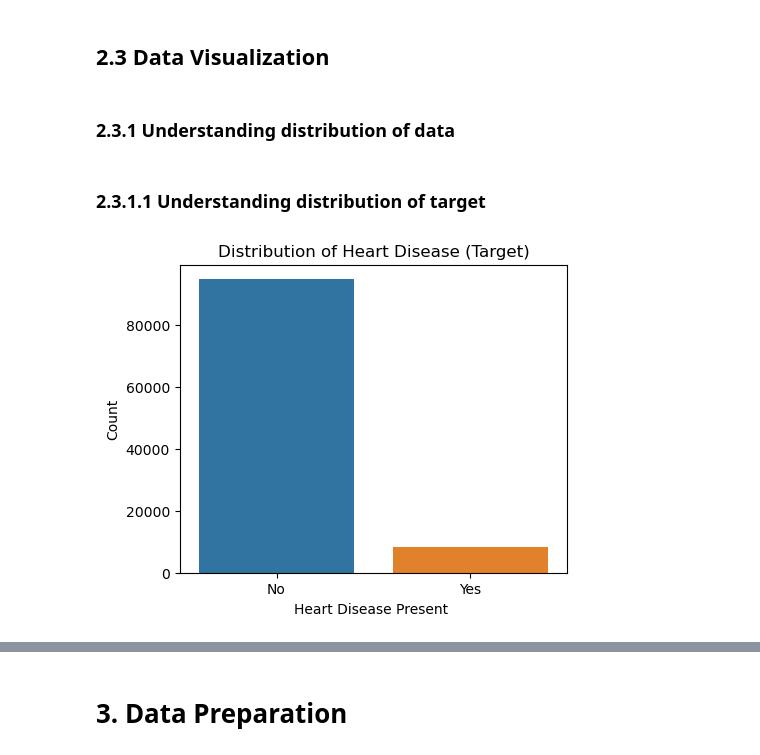
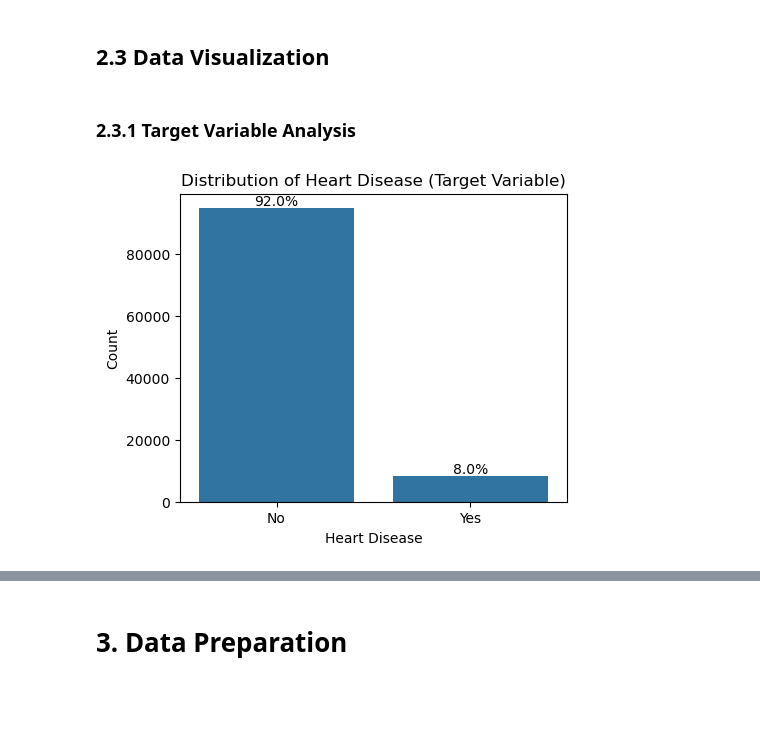
Before and after one commit to Jared-Tenebris/mldp-jared, a Jupyter notebook: cardiovascular_health.ipynb, the cells around one changed output, grey strips where cells are left out. Drawn from its saved outputs; the diff is of its cells as text; code cells hidden in the pictures; blank space fills up the shorter version.

```diff
--- a/cardiovascular_health.ipynb
+++ b/cardiovascular_health.ipynb
@@ -162,16 +162,26 @@ The dataset comprises of **102951 entries** and **19 features**, with no missing
 *   **Numerical Features**: Columns such as `Height_(cm)`, `Weight_(kg)`, and `BMI`, along with the consumption-related features (`Alcohol_Consumption`, `Fruit_Consumption`, etc.), show a wide range of values and potential **outliers**, as indicated by the spread between min/max and the quartile ranges. This suggests that  **outlier treatment** may be necessary for optimal model performance.
 # %% [markdown]
 ## 2.3 Data Visualization
-# %% [markdown]
-### 2.3.1 Understanding distribution of data
-# %% [markdown]
-### 2.3.1.1 Understanding distribution of target
+# %% [markdown]
+### 2.3.1 Target Variable Analysis
 # %%
 plt.figure(figsize=(5,4))
-sns.countplot(x='Heart_Disease',hue = 'Heart_Disease', data=df)
-plt.title('Distribution of Heart Disease (Target)')
-plt.xlabel('Heart Disease Present ')
+
+## Countplot
+ax = sns.countplot(x='Heart_Disease', data=df)
+
+# Calculate percentages
+total = len(df)
+for p in ax.patches:
+    count = int(p.get_height())
+    percentage = count / total * 100
+    ax.annotate(f'{percentage:.1f}%',
+                (p.get_x() + p.get_width() / 2., p.get_height()),
+                ha='center', va='bottom')
+
+plt.title('Distribution of Heart Disease (Target Variable)')
+plt.xlabel('Heart Disease')
 plt.ylabel('Count')
 plt.show()
 # %% [output]
-[figure, old version]
+[figure, new version]
```
Also changed, not shown: parts of 36 cells of this notebook.
